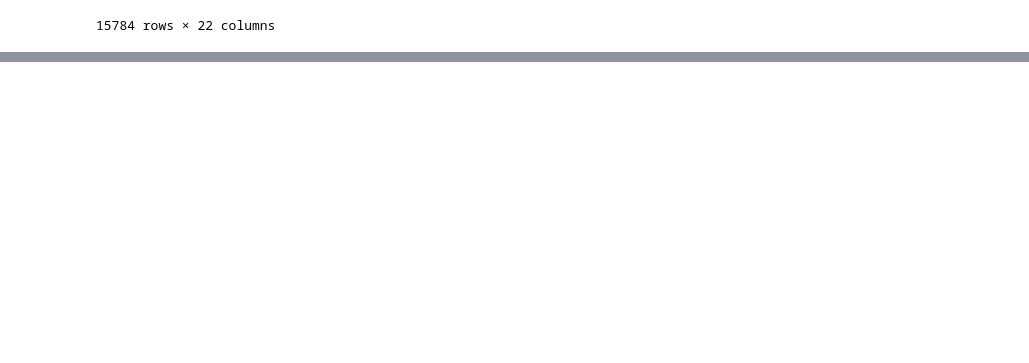
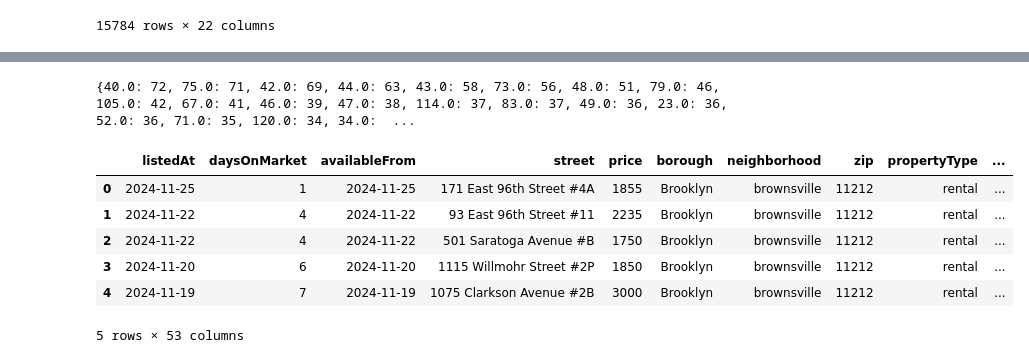
Before and after one commit to abhishekmahajan98/rent-raja, a Jupyter notebook: merger.ipynb, the cells around one changed output, grey strips where cells are left out. Drawn from its saved outputs; the diff is of its cells as text; code cells hidden in the pictures; blank space fills up the shorter version.

```diff
--- a/merger.ipynb
+++ b/merger.ipynb
@@ -295,0 +520,2 @@ For more information, see the documentation at https://usaddress.readthedocs.io/
+# %%
+df = df.drop(columns=['the_geom', 'Shape_Leng', 'Shape_Area', 'index_right', 'geometry', 'zip code tabulation area'], axis=1)
@@ -295,0 +524,3 @@ For more information, see the documentation at https://usaddress.readthedocs.io/
+# %%
+school_df = pd.read_csv('./data/schools.csv')
+school_df.head()
@@ -295,0 +554,27 @@ For more information, see the documentation at https://usaddress.readthedocs.io/
+# %%
+# Filter out rows with missing Police_precinct values
+filtered_school_df = school_df.dropna(subset=['Police_precinct'])
+
+# Group by Police_precinct and count
+police_precinct_counts = filtered_school_df['Police_precinct'].value_counts().to_dict()
+
+# Display the dictionary
+print(police_precinct_counts)
+# %% [output]
+{40.0: 72, 75.0: 71, 42.0: 69, 44.0: 63, 43.0: 58, 73.0: 56, 48.0: 51, 79.0: 46, 105.0: 42, 67.0: 41, 46.0: 39, 47.0: 38, 114.0: 37, 83.0: 37, 49.0: 36, 23.0: 36, 52.0: 36, 71.0: 35, 120.0: 34, 34.0:  ...
+# %%
+# Add new column using map function
+df['schools_in_precinct'] = df['Precinct'].map(police_precinct_counts)
+
+# Convert to integer type since counts should be whole numbers
+df['schools_in_precinct'] = df['schools_in_precinct'].astype(int)
+# %%
+df.head()
+# %% [output]
+|  | listedAt | daysOnMarket | availableFrom | street | price | borough | neighborhood | zip | propertyType | ... |
+| 0 | 2024-11-25 | 1 | 2024-11-25 | 171 East 96th Street #4A | 1855 | Brooklyn | brownsville | 11212 | rental | ... |
+| 1 | 2024-11-22 | 4 | 2024-11-22 | 93 East 96th Street #11 | 2235 | Brooklyn | brownsville | 11212 | rental | ... |
+| 2 | 2024-11-22 | 4 | 2024-11-22 | 501 Saratoga Avenue #B | 1750 | Brooklyn | brownsville | 11212 | rental | ... |
+| 3 | 2024-11-20 | 6 | 2024-11-20 | 1115 Willmohr Street #2P | 1850 | Brooklyn | brownsville | 11212 | rental | ... |
+| 4 | 2024-11-19 | 7 | 2024-11-19 | 1075 Clarkson Avenue #2B | 3000 | Brooklyn | brownsville | 11212 | rental | ... |
+5 rows × 53 columns
```
Also changed, not shown: parts of 22 cells of this notebook, 3 other files.
